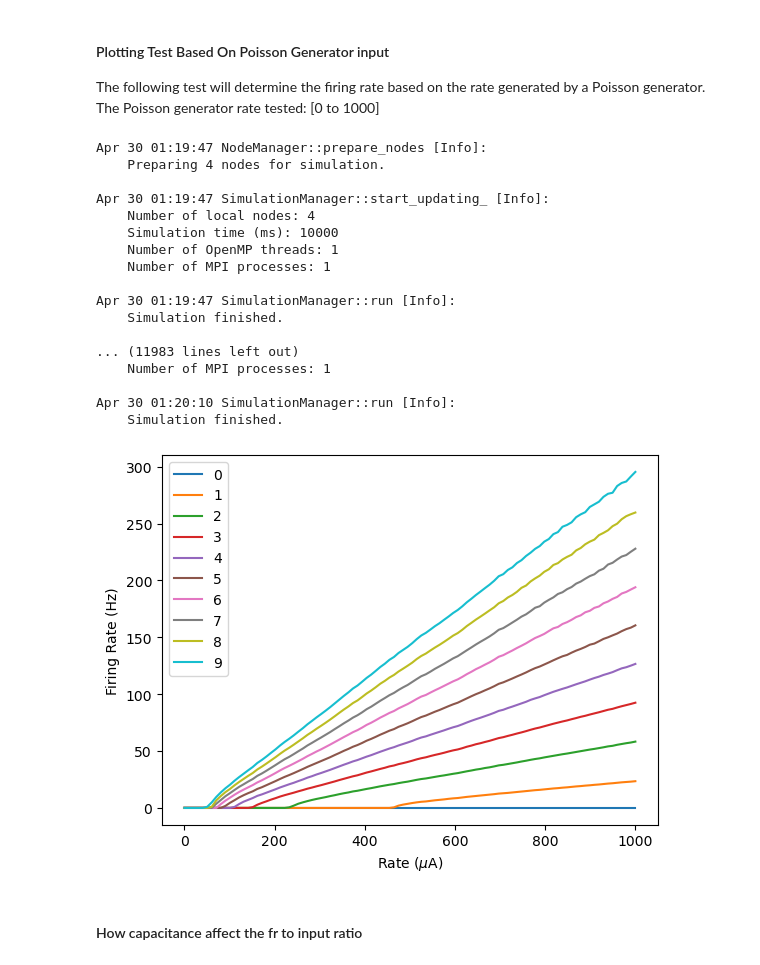
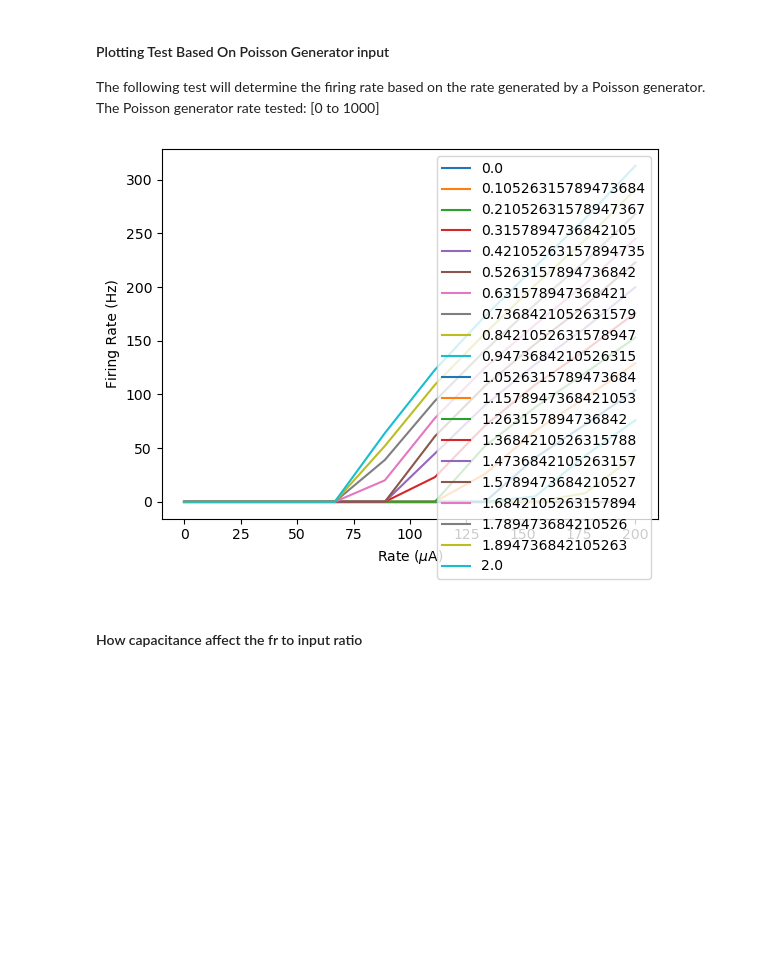
Before and after one commit to aung9htet/counting_snn, a Jupyter notebook: subitization_notebook.ipynb, the cells around one changed output. Drawn from its saved outputs; the diff is of its cells as text; code cells hidden in the pictures; blank space fills up the shorter version.

```diff
--- a/subitization_notebook.ipynb
+++ b/subitization_notebook.ipynb
@@ -262,7 +240,7 @@ def test_current(current, capacitance):
     nest.Simulate(10000)
 
     # print(spike_recorder.get("events")["times"])
-    return len(spike_recorder.get("events")["times"])/10, multimeter.get()
+    return len(spike_recorder.get("events")["times"]), multimeter.get()
 # %% [markdown]
 #### Plotting Test Based On Current and Capacitance
 
@@ -314,7 +275,7 @@ def test_random_generator(rate, weight):
             # "I_e": current * (10 ** 6),   # pA input current (commented)
             "I_e": 0,                       # pA input current
             "tau_m": 50,                    # ms membrane time constant
-            "C_m": 80 * 10**6,     # pF membrane capacitance (calculated for R = 1)
+            "C_m": 26 * 10**6,              # pF membrane capacitance (calculated for R = 1)
             "t_ref": 0                      # ms refractory period
         }
 
@@ -342,43 +303,27 @@ def test_random_generator(rate, weight):
     nest.Simulate(10000)
 
     # print(spike_recorder.get("events")["times"])
-    return len(spike_recorder.get("events")["times"])/10, multimeter.get()
+    return len(spike_recorder.get("events")["times"]), multimeter.get()
 # %% [markdown]
 #### Plotting Test Based On Poisson Generator input
 The following test will determine the firing rate based on the rate generated by a Poisson generator.
 The Poisson generator rate tested: [0 to 1000]
 # %%
 plt.figure()
-test_range = np.linspace(0,1000,100)
-for w in range(10):
+rate_range = np.linspace(0, 200, 10)
+weight_range = np.linspace(0, 2, 20)
+for w in weight_range:
     record_fr = np.empty(0)
-    for r in test_range:
+    for r in rate_range:
         fr, _ = test_random_generator(r, w)
         record_fr = np.append(record_fr, fr)
-    plt.plot(test_range, record_fr, label=str(w))
+    plt.plot(rate_range, record_fr, label=str(w))
 plt.legend()
 plt.xlabel("Rate ($\mu$A)")
 plt.ylabel("Firing Rate (Hz)")
 plt.show()
 # %% [output]
-Apr 30 01:19:47 NodeManager::prepare_nodes [Info]:
-    Preparing 4 nodes for simulation.
-
-Apr 30 01:19:47 SimulationManager::start_updating_ [Info]:
-    Number of local nodes: 4
-    Simulation time (ms): 10000
-    Number of OpenMP threads: 1
-    Number of MPI processes: 1
-
-Apr 30 01:19:47 SimulationManager::run [Info]:
-    Simulation finished.
-
-... (11983 lines left out)
-    Number of MPI processes: 1
-
-Apr 30 01:20:10 SimulationManager::run [Info]:
-    Simulation finished.
-[figure, old version]
+[figure, new version]
 # %% [markdown]
 #### How capacitance affect the fr to input ratio
 # %%
```
Also changed, not shown: parts of 10 cells of this notebook.
